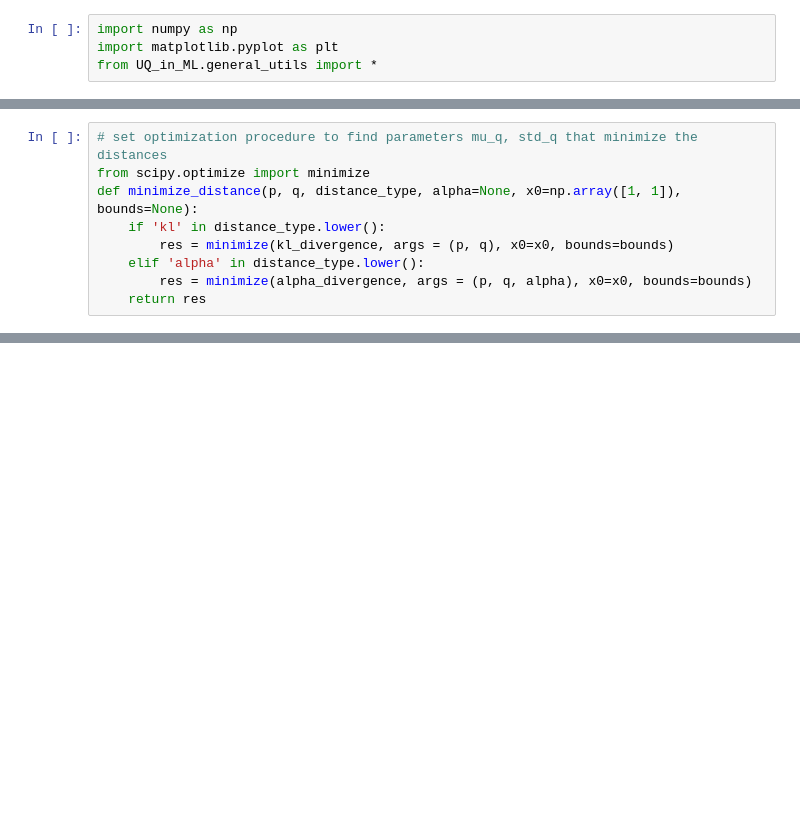
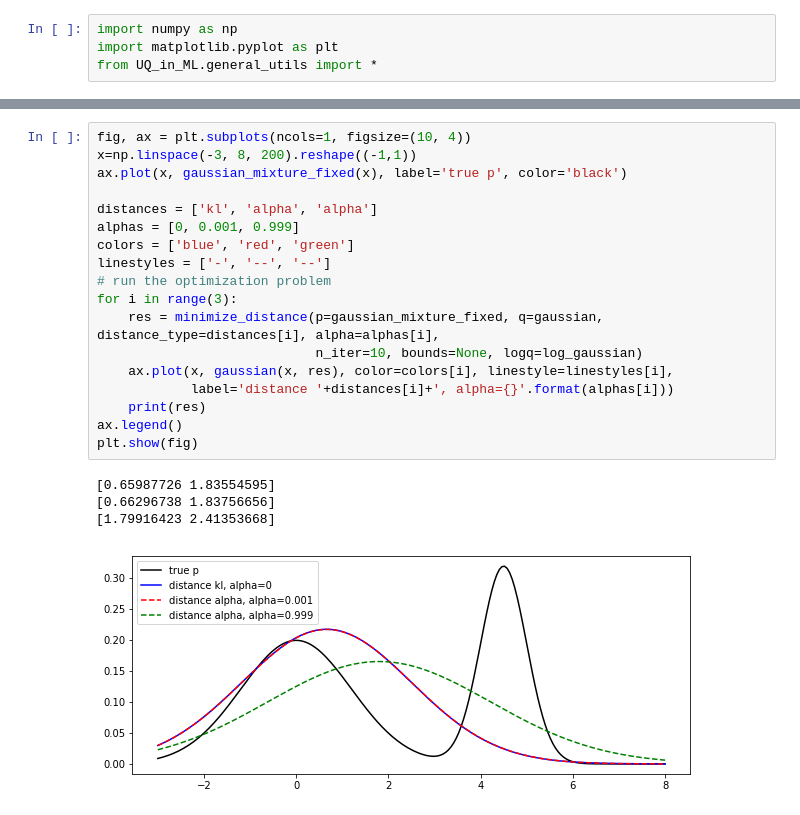
Before and after one commit to AudOlivier/UQ_in_ML, a Jupyter notebook: Principles_Variational_Inference .ipynb, the cells around one changed output, grey strips where cells are left out. Cells and saved outputs as stored; diff of their text form; blank space fills up the shorter version.

```diff
--- a/Principles_Variational_Inference .ipynb
+++ b/Principles_Variational_Inference .ipynb
@@ -61,9 +208,0 @@ def alpha_divergence(params_q, p, q, alpha):
-# %%
-# set optimization procedure to find parameters mu_q, std_q that minimize the distances
-from scipy.optimize import minimize
-def minimize_distance(p, q, distance_type, alpha=None, x0=np.array([1, 1]), bounds=None):
-    if 'kl' in distance_type.lower():
-        res = minimize(kl_divergence, args = (p, q), x0=x0, bounds=bounds)
-    elif 'alpha' in distance_type.lower():
-        res = minimize(alpha_divergence, args = (p, q, alpha), x0=x0, bounds=bounds)
-    return res
@@ -95,0 +209,23 @@ for alpha in [0.001, 0.999]:
+# %%
+fig, ax = plt.subplots(ncols=1, figsize=(10, 4))
+x=np.linspace(-3, 8, 200).reshape((-1,1))
+ax.plot(x, gaussian_mixture_fixed(x), label='true p', color='black')
+
+distances = ['kl', 'alpha', 'alpha']
+alphas = [0, 0.001, 0.999]
+colors = ['blue', 'red', 'green']
+linestyles = ['-', '--', '--']
+# run the optimization problem
+for i in range(3):
+    res = minimize_distance(p=gaussian_mixture_fixed, q=gaussian, distance_type=distances[i], alpha=alphas[i],
+                            n_iter=10, bounds=None, logq=log_gaussian)
+    ax.plot(x, gaussian(x, res), color=colors[i], linestyle=linestyles[i],
+            label='distance '+distances[i]+', alpha={}'.format(alphas[i]))
+    print(res)
+ax.legend()
+plt.show(fig)
+# %% [output]
+[0.65987726 1.83554595]
+[0.66296738 1.83756656]
+[1.79916423 2.41353668]
+[figure, added]
```
Also changed, not shown: parts of 24 cells of this notebook, 2 other files.
